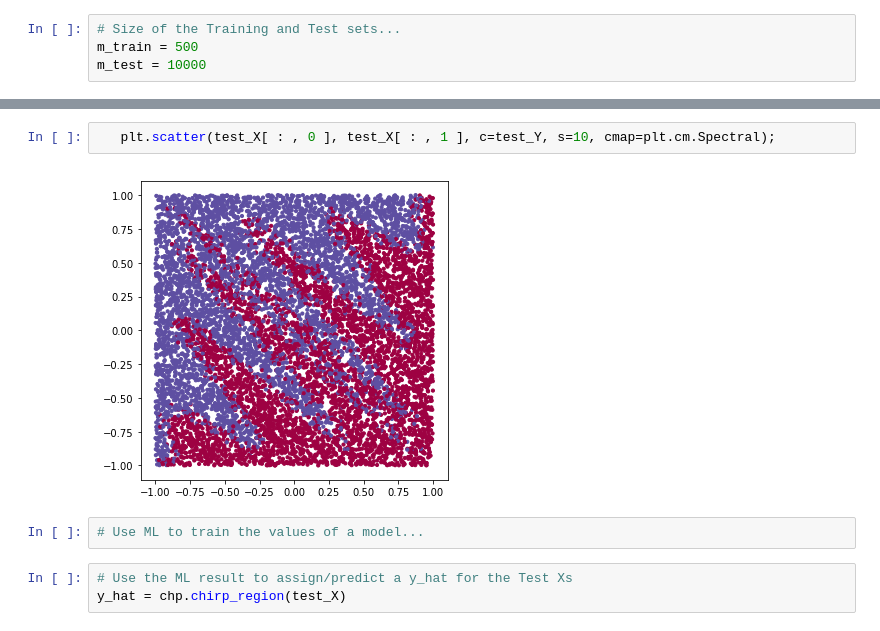
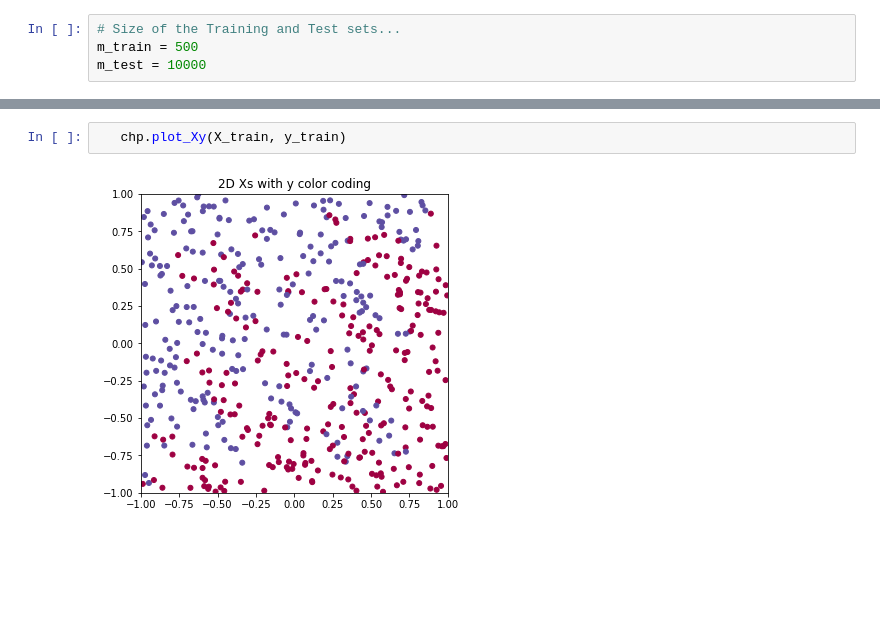
Before and after one commit to dan3dewey/chirp-to-ROC, a Jupyter notebook: chirp-to-ROC_demo.ipynb, the cells around one changed output, grey strips where cells are left out. Drawn from its saved outputs; the diff is of its cells as text; blank space fills up the shorter version.

```diff
--- a/chirp-to-ROC_demo.ipynb
+++ b/chirp-to-ROC_demo.ipynb
@@ -73,9 +68,4 @@ print( train_X[0,:], train_Y[0])
-# %%
-   plt.scatter(test_X[ : , 0 ], test_X[ : , 1 ], c=test_Y, s=10, cmap=plt.cm.Spectral);
-# %% [output]
-[figure, removed]
-# %%
-# Use ML to train the values of a model...
-# %%
-# Use the ML result to assign/predict a y_hat for the Test Xs
-y_hat = chp.chirp_region(test_X)
+# %%
+   chp.plot_Xy(X_train, y_train)
+# %% [output]
+[figure, added]
```
Also changed, not shown: parts of 36 cells of this notebook, 1 other file.
